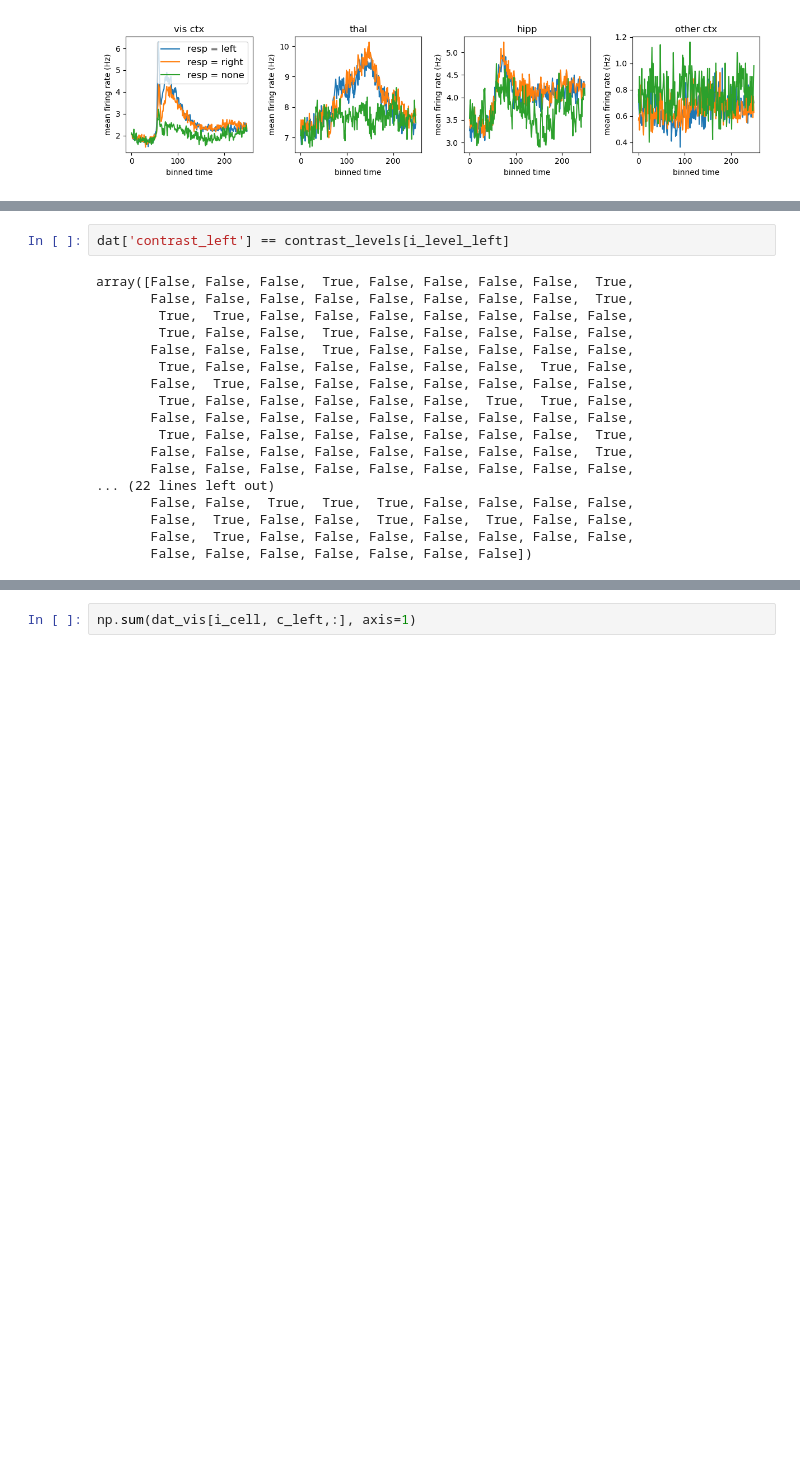
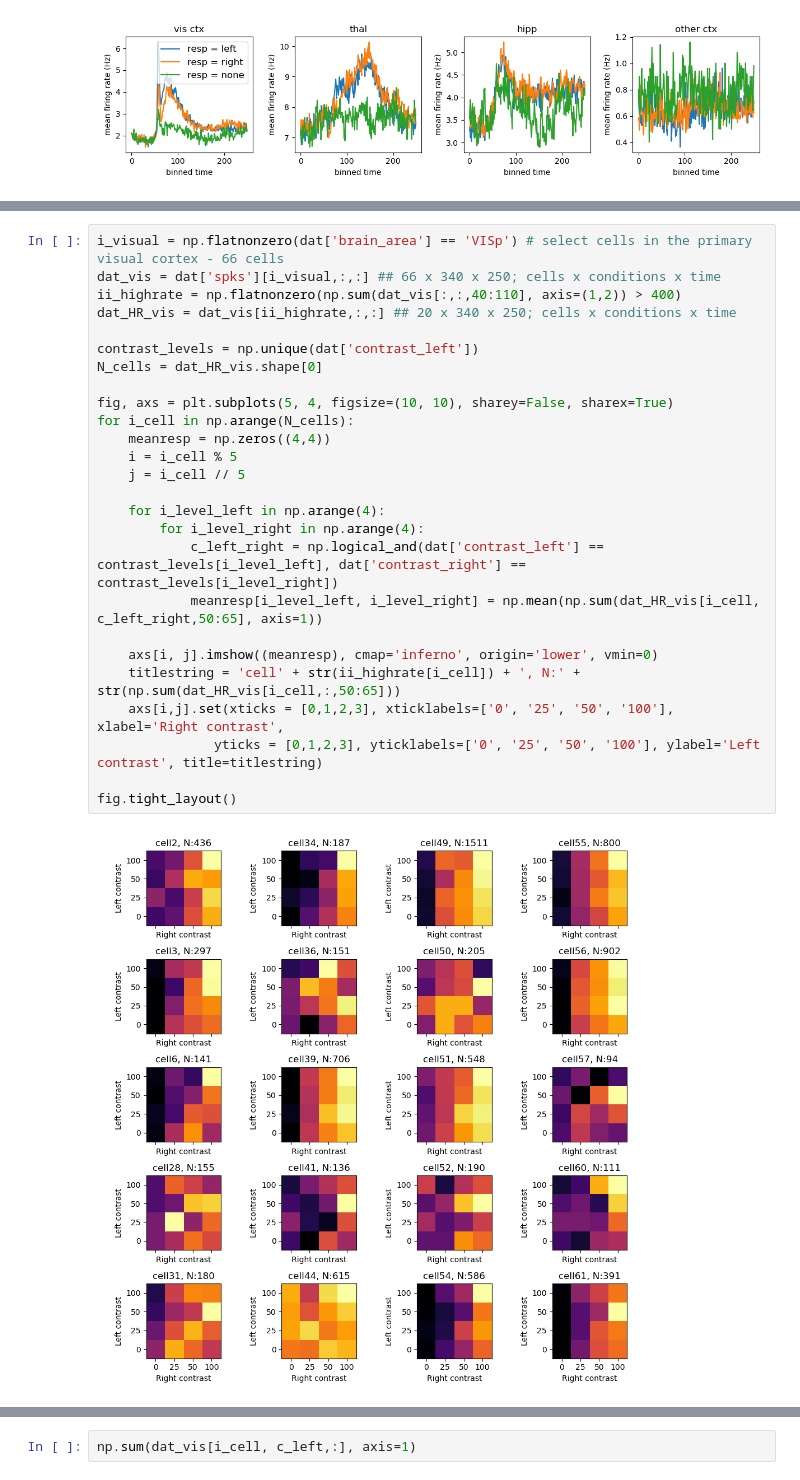
Before and after one commit to mihalybanyai/ait-compneuro-assignments, a Jupyter notebook: Preproc_Steinmetz.ipynb, the cells around one changed output, grey strips where cells are left out. Cells and saved outputs as stored; diff of their text form; blank space fills up the shorter version.

```diff
--- a/Preproc_Steinmetz.ipynb
+++ b/Preproc_Steinmetz.ipynb
@@ -250,20 +309,28 @@ fig.tight_layout()
-# %%
-dat['contrast_left'] == contrast_levels[i_level_left]
-# %% [output]
-array([False, False, False,  True, False, False, False, False,  True,
-       False, False, False, False, False, False, False, False,  True,
-        True,  True, False, False, False, False, False, False, False,
-        True, False, False,  True, False, False, False, False, False,
-       False, False, False,  True, False, False, False, False, False,
-        True, False, False, False, False, False, False,  True, False,
-       False,  True, False, False, False, False, False, False, False,
-        True, False, False, False, False, False,  True,  True, False,
-       False, False, False, False, False, False, False, False, False,
-        True, False, False, False, False, False, False, False,  True,
-       False, False, False, False, False, False, False, False,  True,
-       False, False, False, False, False, False, False, False, False,
-... (22 lines left out)
-       False, False,  True,  True,  True, False, False, False, False,
-       False,  True, False, False,  True, False,  True, False, False,
-       False,  True, False, False, False, False, False, False, False,
-       False, False, False, False, False, False, False])
+# %%
+i_visual = np.flatnonzero(dat['brain_area'] == 'VISp') # select cells in the primary visual cortex - 66 cells
+dat_vis = dat['spks'][i_visual,:,:] ## 66 x 340 x 250; cells x conditions x time
+ii_highrate = np.flatnonzero(np.sum(dat_vis[:,:,40:110], axis=(1,2)) > 400)
+dat_HR_vis = dat_vis[ii_highrate,:,:] ## 20 x 340 x 250; cells x conditions x time
+
+contrast_levels = np.unique(dat['contrast_left'])
+N_cells = dat_HR_vis.shape[0]
+
+fig, axs = plt.subplots(5, 4, figsize=(10, 10), sharey=False, sharex=True)
+for i_cell in np.arange(N_cells):
+    meanresp = np.zeros((4,4))
+    i = i_cell % 5
+    j = i_cell // 5
+
+    for i_level_left in np.arange(4):
+        for i_level_right in np.arange(4):
+            c_left_right = np.logical_and(dat['contrast_left'] == contrast_levels[i_level_left], dat['contrast_right'] == contrast_levels[i_level_right])
+            meanresp[i_level_left, i_level_right] = np.mean(np.sum(dat_HR_vis[i_cell, c_left_right,50:65], axis=1))
+
+    axs[i, j].imshow((meanresp), cmap='inferno', origin='lower', vmin=0)
+    titlestring = 'cell' + str(ii_highrate[i_cell]) + ', N:' + str(np.sum(dat_HR_vis[i_cell,:,50:65]))
+    axs[i,j].set(xticks = [0,1,2,3], xticklabels=['0', '25', '50', '100'], xlabel='Right contrast',
+               yticks = [0,1,2,3], yticklabels=['0', '25', '50', '100'], ylabel='Left contrast', title=titlestring)
+
+fig.tight_layout()
+# %% [output]
+[figure, added]
```
Also changed, not shown: parts of 20 cells of this notebook.
